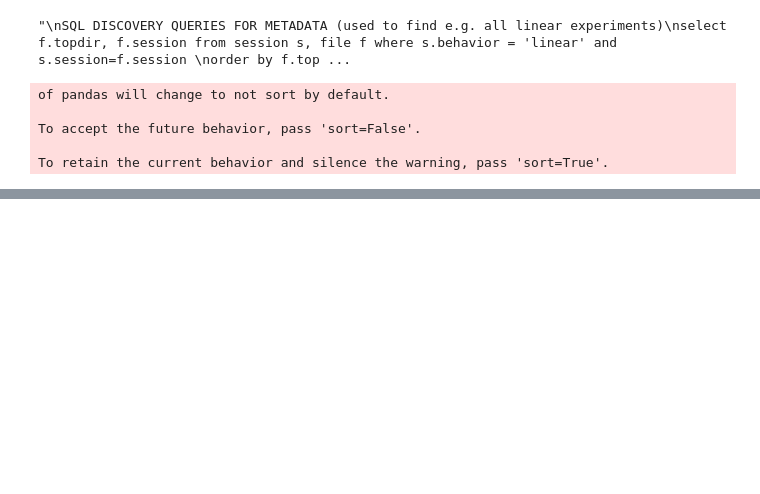
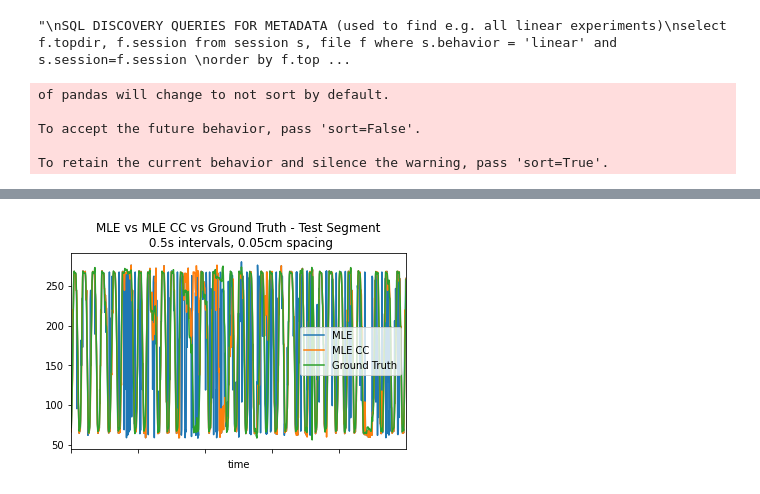
Before and after one commit to kushagrasharma/place-cell-reconstruction, a Jupyter notebook: Bayesian Reconstruction.ipynb, the cells around one changed output, grey strips where cells are left out. Cells and saved outputs as stored; diff of their text form; code cells hidden in the pictures; blank space fills up the shorter version.

```diff
--- a/Bayesian Reconstruction.ipynb
+++ b/Bayesian Reconstruction.ipynb
@@ -428,0 +417,5 @@ examples.directory is deprecated; in the future, examples will be found relative
+# %%
+predictions.iloc[msk:msk+1000].plot.line(title="MLE vs MLE CC vs Ground Truth - Test Segment\n {}s intervals, {:.2f}cm spacing".format(0.5, 0.05))
+plt.show()
+# %% [output]
+[figure, added]
```
Also changed, not shown: parts of 24 cells of this notebook.
